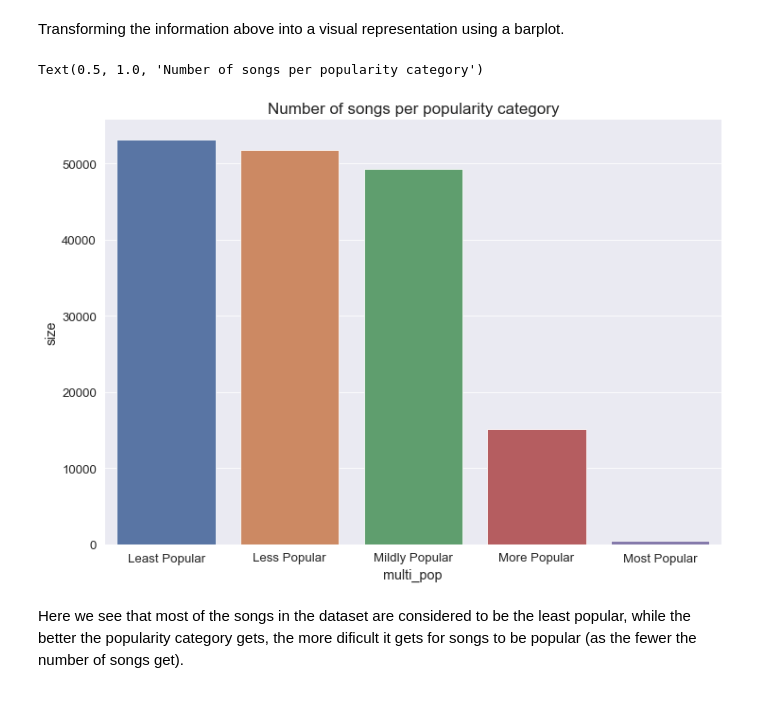
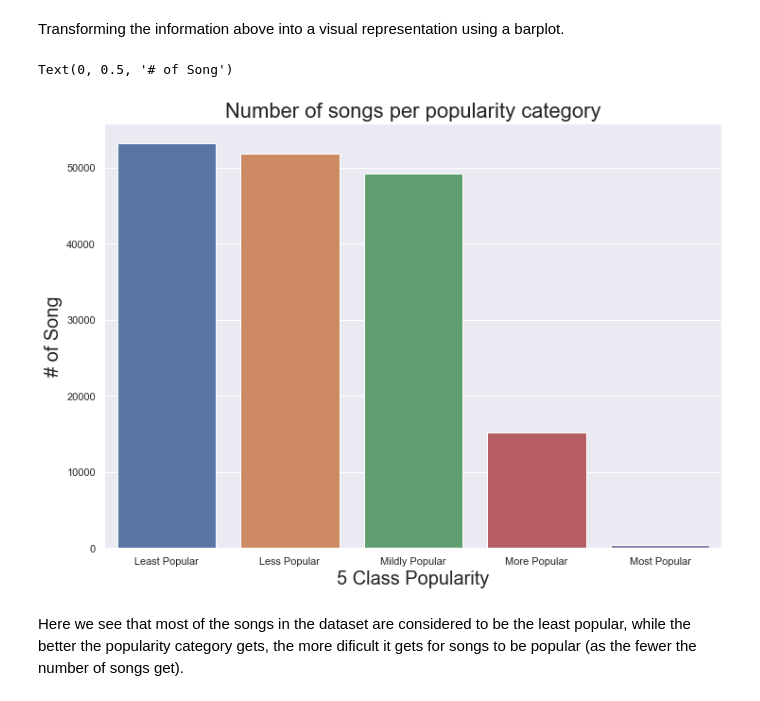
Before and after one commit to Mohammad-sakir/PDS_PROJ, a Jupyter notebook: analysis_spotify.ipynb, the cells around one changed output. Cells and saved outputs as stored; diff of their text form; code cells hidden in the pictures.

```diff
--- a/analysis_spotify.ipynb
+++ b/analysis_spotify.ipynb
@@ -699,10 +699,12 @@ df4_5
 # %% [markdown]
 Transforming the information above into a visual representation using a barplot.
 # %%
-sns.barplot(x='multi_pop', y='size', data=df4_5).set_title("Number of songs per popularity category", fontsize=17)
+sns.barplot(x='multi_pop', y='size', data=df4_5).set_title("Number of songs per popularity category", fontsize=22)
+plt.xlabel("5 Class Popularity", fontsize=20)
+plt.ylabel("# of Song", fontsize=20)
 # %% [output]
-Text(0.5, 1.0, 'Number of songs per popularity category')
+Text(0, 0.5, '# of Song')
-[figure, old version]
+[figure, new version]
 # %% [markdown]
 Here we see that most of the songs in the dataset are considered to be the least popular, while the better the popularity category gets, the more dificult it gets for songs to be popular (as the fewer the number of songs get).
 # %% [markdown]
```
Also changed, not shown: parts of 21 cells of this notebook, 2 other files.
